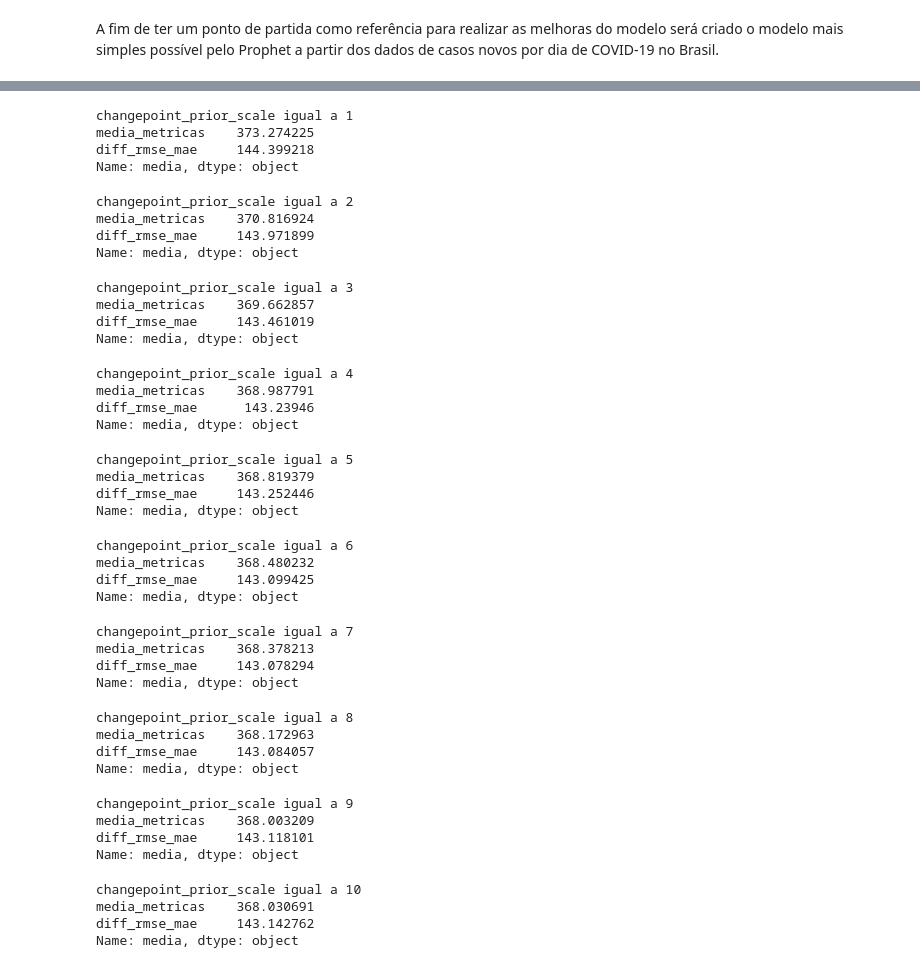
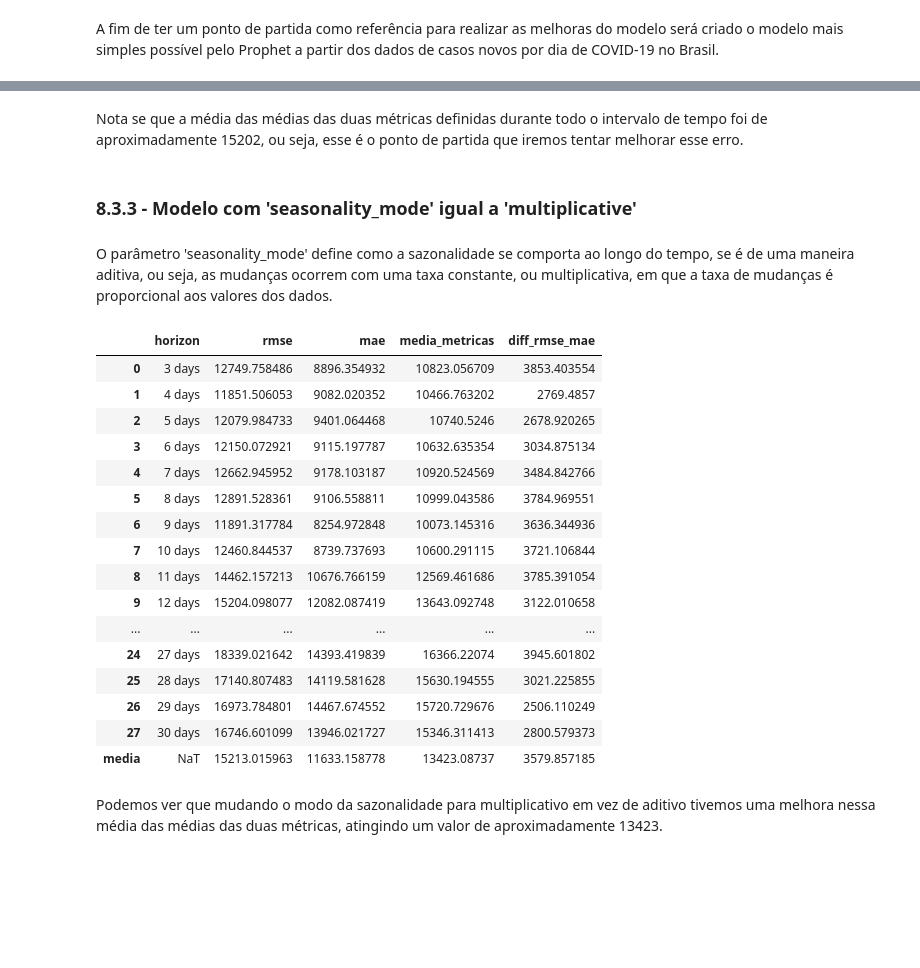
Before and after one commit to PedroHCAlmeida/analise_temporal_COVID_Brasil, a Jupyter notebook: notebooks/Analise_final.ipynb, the cells around one changed output, grey strips where cells are left out. Drawn from its saved outputs; the diff is of its cells as text; code cells hidden in the pictures; blank space fills up the shorter version.

```diff
--- a/notebooks/Analise_final.ipynb
+++ b/notebooks/Analise_final.ipynb
@@ -369,48 +326,0 @@ modelo.metricas
-# %%
-for changepoint_prior in range(1,11,1):
-    modelo = Modelo_prophet_semanal(dados_obitos, changepoint_prior_scale=changepoint_prior, seasonality_mode='multiplicative', regressors = ['casos_7dias_antes'])
-    modelo.c_valid(initial='180 days', period='7 days', horizon='7 days')
-    modelo.metricas()
-    print(f'changepoint_prior_scale igual a {changepoint_prior}')
-    print(modelo.metricas.loc['media', 'media_metricas':])
-# %% [output]
-changepoint_prior_scale igual a 1
-media_metricas    373.274225
-diff_rmse_mae     144.399218
-Name: media, dtype: object
-changepoint_prior_scale igual a 2
-media_metricas    370.816924
-diff_rmse_mae     143.971899
-Name: media, dtype: object
-changepoint_prior_scale igual a 3
-media_metricas    369.662857
-diff_rmse_mae     143.461019
-Name: media, dtype: object
-changepoint_prior_scale igual a 4
-media_metricas    368.987791
-diff_rmse_mae      143.23946
-Name: media, dtype: object
-changepoint_prior_scale igual a 5
-media_metricas    368.819379
-diff_rmse_mae     143.252446
-Name: media, dtype: object
-changepoint_prior_scale igual a 6
-media_metricas    368.480232
-diff_rmse_mae     143.099425
-Name: media, dtype: object
-changepoint_prior_scale igual a 7
-media_metricas    368.378213
-diff_rmse_mae     143.078294
-Name: media, dtype: object
-changepoint_prior_scale igual a 8
-media_metricas    368.172963
-diff_rmse_mae     143.084057
-Name: media, dtype: object
-changepoint_prior_scale igual a 9
-media_metricas    368.003209
-diff_rmse_mae     143.118101
-Name: media, dtype: object
-changepoint_prior_scale igual a 10
-media_metricas    368.030691
-diff_rmse_mae     143.142762
-Name: media, dtype: object
@@ -418,0 +327,31 @@ Name: media, dtype: object
+# %% [markdown]
+Nota se que a média das médias das duas métricas definidas durante todo o intervalo de tempo foi de aproximadamente 15202, ou seja, esse é o ponto de partida que iremos tentar melhorar esse erro.
+# %% [markdown]
+### 8.3.3 - Modelo com 'seasonality_mode' igual a 'multiplicative'
+# %% [markdown]
+O parâmetro 'seasonality_mode' define como a sazonalidade se comporta ao longo do tempo, se é de uma maneira aditiva, ou seja, as mudanças ocorrem com uma taxa constante, ou multiplicativa, em que a taxa de mudanças é proporcional aos valores dos dados.
+# %%
+modelo_casos_1 = Modelo_prophet_semanal(dados_casos, seasonality_mode='multiplicative')
+modelo_casos_1.c_valid(initial='180 days', period='30 days', horizon='30 days')
+modelo_casos_1.metricas()
+modelo_casos_1.metricas
+# %% [output]
+|  | horizon | rmse | mae | media_metricas | diff_rmse_mae |
+| 0 | 3 days | 12749.758486 | 8896.354932 | 10823.056709 | 3853.403554 |
+| 1 | 4 days | 11851.506053 | 9082.020352 | 10466.763202 | 2769.4857 |
+| 2 | 5 days | 12079.984733 | 9401.064468 | 10740.5246 | 2678.920265 |
+| 3 | 6 days | 12150.072921 | 9115.197787 | 10632.635354 | 3034.875134 |
+| 4 | 7 days | 12662.945952 | 9178.103187 | 10920.524569 | 3484.842766 |
+| 5 | 8 days | 12891.528361 | 9106.558811 | 10999.043586 | 3784.969551 |
+| 6 | 9 days | 11891.317784 | 8254.972848 | 10073.145316 | 3636.344936 |
+| 7 | 10 days | 12460.844537 | 8739.737693 | 10600.291115 | 3721.106844 |
+| 8 | 11 days | 14462.157213 | 10676.766159 | 12569.461686 | 3785.391054 |
+| 9 | 12 days | 15204.098077 | 12082.087419 | 13643.092748 | 3122.010658 |
+| ... | ... | ... | ... | ... | ... |
+| 24 | 27 days | 18339.021642 | 14393.419839 | 16366.22074 | 3945.601802 |
+| 25 | 28 days | 17140.807483 | 14119.581628 | 15630.194555 | 3021.225855 |
+| 26 | 29 days | 16973.784801 | 14467.674552 | 15720.729676 | 2506.110249 |
+| 27 | 30 days | 16746.601099 | 13946.021727 | 15346.311413 | 2800.579373 |
+| media | NaT | 15213.015963 | 11633.158778 | 13423.08737 | 3579.857185 |
+# %% [markdown]
+Podemos ver que mudando o modo da sazonalidade para multiplicativo em vez de aditivo tivemos uma melhora nessa média das médias das duas métricas, atingindo um valor de aproximadamente 13423.
```
Also changed, not shown: parts of 53 cells of this notebook, 2 other files.
